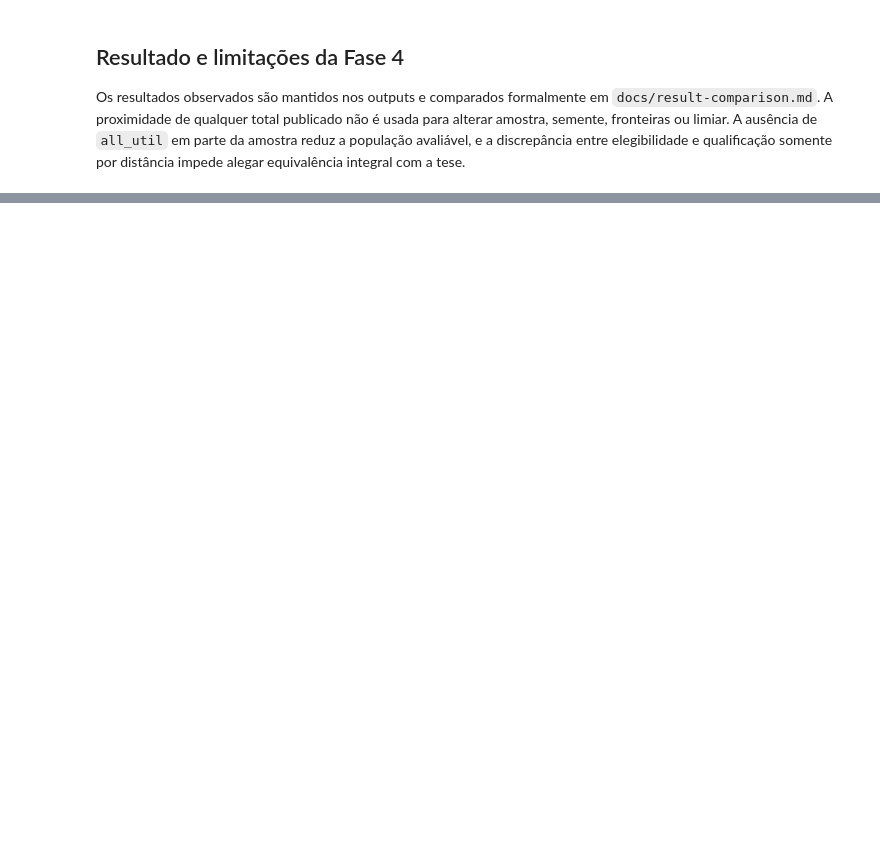
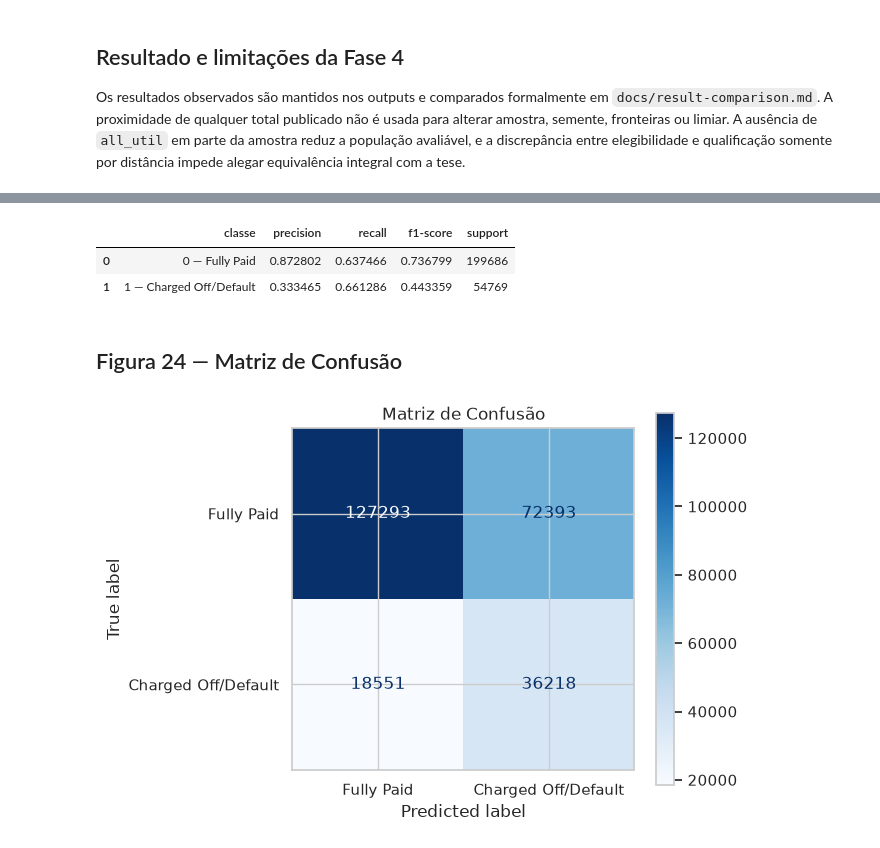
Before and after one commit to viniciuspizettadesouza/tcc-project, a Jupyter notebook: notebooks/tcc-reconstructed.ipynb, the cells around one changed output, grey strips where cells are left out. Cells and saved outputs as stored; diff of their text form; code cells hidden in the pictures; blank space fills up the shorter version.

```diff
--- a/notebooks/tcc-reconstructed.ipynb
+++ b/notebooks/tcc-reconstructed.ipynb
@@ -714,0 +907,23 @@ Os resultados observados são mantidos nos outputs e comparados formalmente em `
+# %%
+reduced_feature_trace = pd.DataFrame(
+    {
+        "feature_reduzida": REDUCED_FEATURES,
+        "evidência": [
+            "célula 63 recuperada; dummy histórica reconciliada com a fonte"
+            if feature == "term"
+            else "célula 63 recuperada"
+            for feature in REDUCED_FEATURES
+        ],
+    }
+)
+
+xgboost_reduced_pipeline = build_xgboost_pipeline(REDUCED_FEATURES)
+xgboost_reduced_pipeline.fit(
+    X_train_phase5[list(REDUCED_FEATURES)], y_train_phase5
+)
+xgboost_reduced_test_metrics = evaluate_classifier(
+    xgboost_reduced_pipeline,
+    X_test_phase5[list(REDUCED_FEATURES)],
+    y_test_phase5,
+)
+display(reduced_feature_trace)
@@ -714,0 +979,39 @@ Os resultados observados são mantidos nos outputs e comparados formalmente em `
+# %%
+xgboost_reduced_report = pd.DataFrame(
+    {
+        "classe": ["0 — Fully Paid", "1 — Charged Off/Default"],
+        "precision": [
+            xgboost_reduced_test_metrics["class_0"]["precision"],
+            xgboost_reduced_test_metrics["class_1"]["precision"],
+        ],
+        "recall": [
+            xgboost_reduced_test_metrics["class_0"]["recall"],
+            xgboost_reduced_test_metrics["class_1"]["recall"],
+        ],
+        "f1-score": [
+            xgboost_reduced_test_metrics["class_0"]["f1-score"],
+            xgboost_reduced_test_metrics["class_1"]["f1-score"],
+        ],
+        "support": [
+            int(xgboost_reduced_test_metrics["class_0"]["support"]),
+            int(xgboost_reduced_test_metrics["class_1"]["support"]),
+        ],
+    }
+)
+xgboost_reduced_report
+# %% [output]
+|  | classe | precision | recall | f1-score | support |
+| 0 | 0 — Fully Paid | 0.872802 | 0.637466 | 0.736799 | 199686 |
+| 1 | 1 — Charged Off/Default | 0.333465 | 0.661286 | 0.443359 | 54769 |
+# %% [markdown]
+## Figura 24 — Matriz de Confusão
+# %%
+ConfusionMatrixDisplay(
+    confusion_matrix=np.asarray(xgboost_reduced_test_metrics["confusion_matrix"]),
+    display_labels=["Fully Paid", "Charged Off/Default"],
+).plot(cmap="Blues", values_format="d")
+plt.title("Matriz de Confusão")
+plt.tight_layout()
+plt.show()
+# %% [output]
+[figure, added]
```
Also changed, not shown: parts of 17 cells of this notebook, 5 other files.
